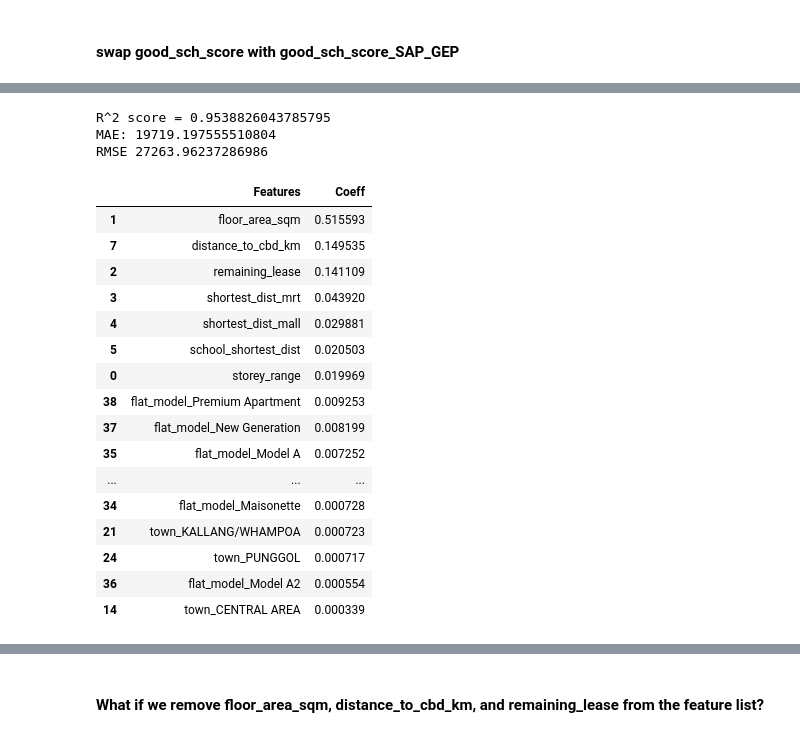
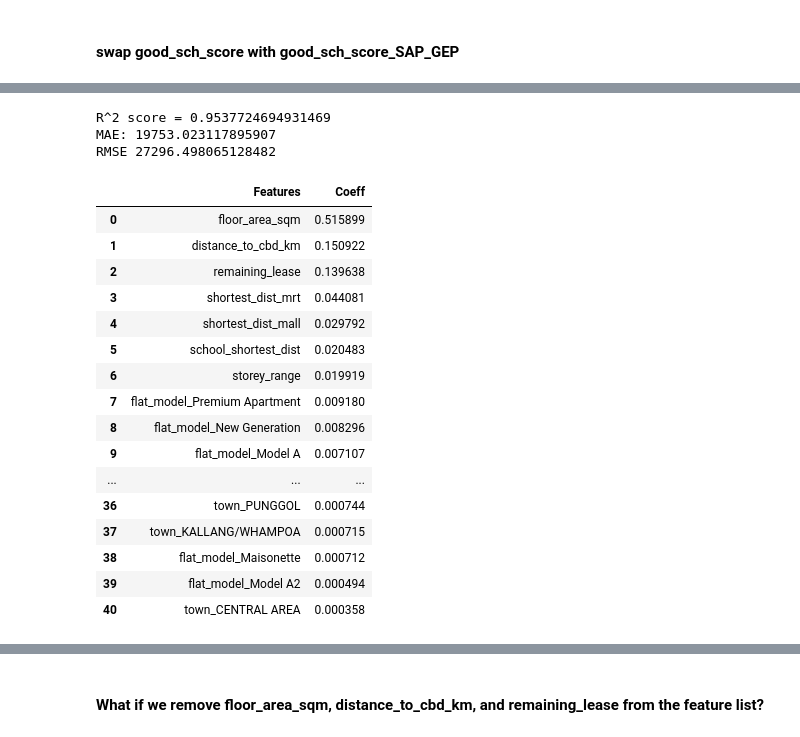
Before and after one commit to raychng/bt4222-project, a Jupyter notebook: Model Building 2004 to 2013.ipynb, the cells around one changed output, grey strips where cells are left out. Drawn from its saved outputs; the diff is of its cells as text; code cells hidden in the pictures.

```diff
--- a/Model Building 2004 to 2013.ipynb
+++ b/Model Building 2004 to 2013.ipynb
@@ -791,27 +987,28 @@ Notes:
 # %%
-rf = RandomForestRegressor()
-rf_r2, rf_mae, rf_rmse = model_performance(rf, X2_train, X2_test, y2_train, y2_test)
+rf_2 = RandomForestRegressor()
+rf_2_r2, rf_2_mae, rf_2_rmse = model_performance(rf_2, X2_train, X2_test, y2_train, y2_test)
 
-rf_importance = pd.DataFrame(list(zip(rf.feature_names_in_, rf.feature_importances_)), columns =['Features', 'Coeff'])
-rf_importance.sort_values(by = 'Coeff', ascending = False)
+rf_2_importance = pd.DataFrame(list(zip(rf_2.feature_names_in_, rf_2.feature_importances_)), columns =['Features', 'Coeff'])
+rf_2_importance = rf_2_importance.sort_values(by = 'Coeff', ascending = False).reset_index(drop =True)
+rf_2_importance
 # %% [output]
-R^2 score = 0.9538826043785795
-MAE: 19719.197555510804
-RMSE 27263.96237286986
+R^2 score = 0.9537724694931469
+MAE: 19753.023117895907
+RMSE 27296.498065128482
 |  | Features | Coeff |
-| 1 | floor_area_sqm | 0.515593 |
-| 7 | distance_to_cbd_km | 0.149535 |
-| 2 | remaining_lease | 0.141109 |
-| 3 | shortest_dist_mrt | 0.043920 |
-| 4 | shortest_dist_mall | 0.029881 |
-| 5 | school_shortest_dist | 0.020503 |
-| 0 | storey_range | 0.019969 |
-| 38 | flat_model_Premium Apartment | 0.009253 |
-| 37 | flat_model_New Generation | 0.008199 |
-| 35 | flat_model_Model A | 0.007252 |
+| 0 | floor_area_sqm | 0.515899 |
+| 1 | distance_to_cbd_km | 0.150922 |
+| 2 | remaining_lease | 0.139638 |
+| 3 | shortest_dist_mrt | 0.044081 |
+| 4 | shortest_dist_mall | 0.029792 |
+| 5 | school_shortest_dist | 0.020483 |
+| 6 | storey_range | 0.019919 |
+| 7 | flat_model_Premium Apartment | 0.009180 |
+| 8 | flat_model_New Generation | 0.008296 |
+| 9 | flat_model_Model A | 0.007107 |
 | ... | ... | ... |
-| 34 | flat_model_Maisonette | 0.000728 |
-| 21 | town_KALLANG/WHAMPOA | 0.000723 |
-| 24 | town_PUNGGOL | 0.000717 |
-| 36 | flat_model_Model A2 | 0.000554 |
-| 14 | town_CENTRAL AREA | 0.000339 |
+| 36 | town_PUNGGOL | 0.000744 |
+| 37 | town_KALLANG/WHAMPOA | 0.000715 |
+| 38 | flat_model_Maisonette | 0.000712 |
+| 39 | flat_model_Model A2 | 0.000494 |
+| 40 | town_CENTRAL AREA | 0.000358 |
```
Also changed, not shown: parts of 37 cells of this notebook.
